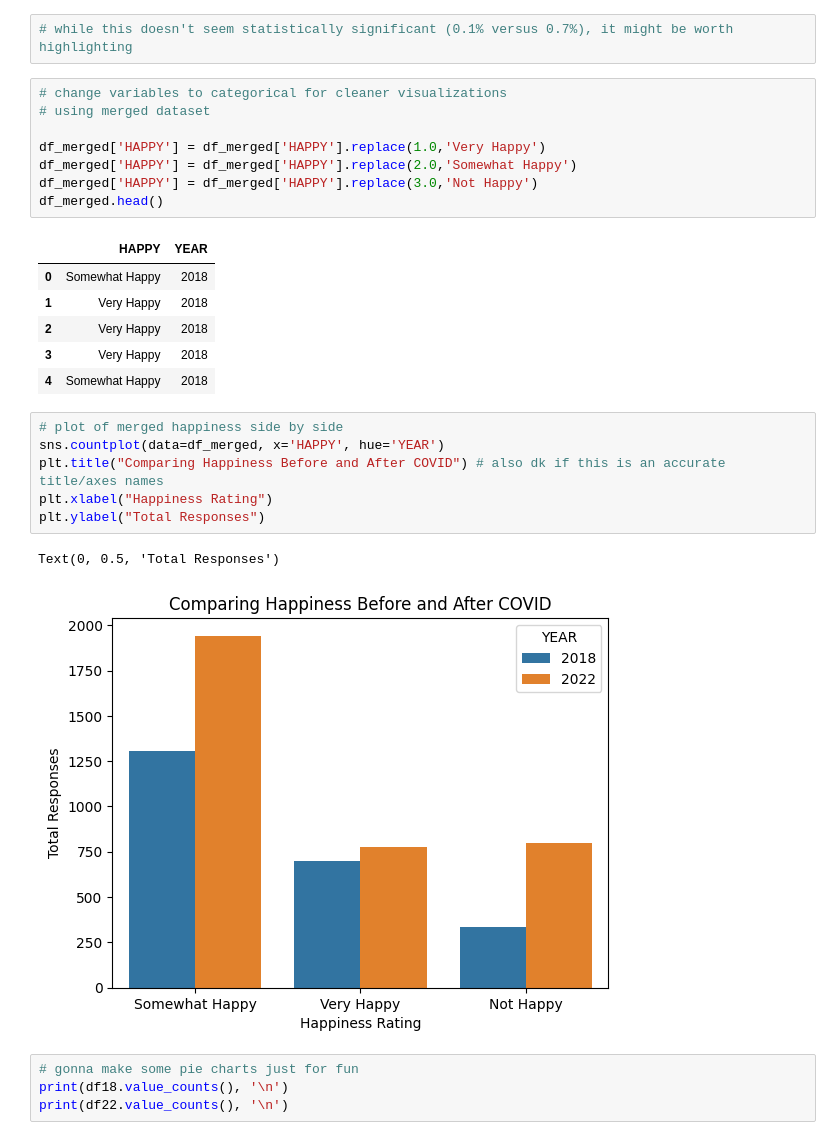
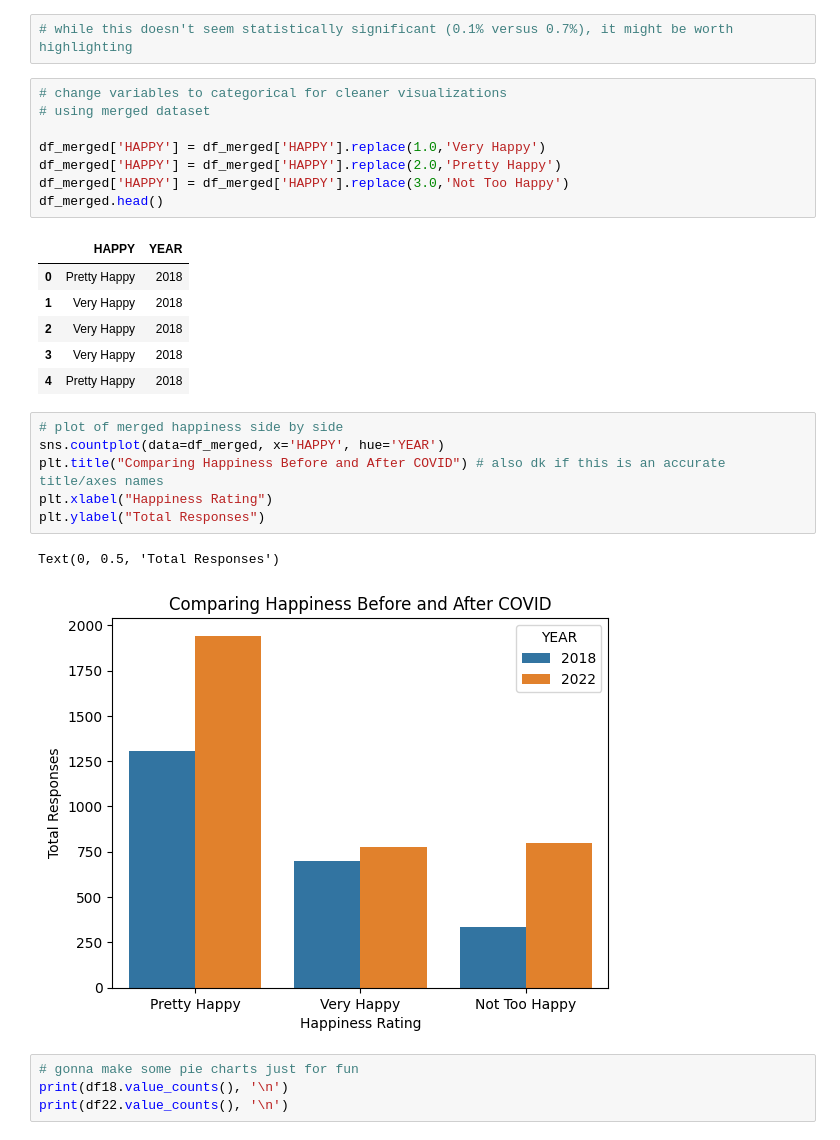
Before and after one commit to DS3001/group5, a Jupyter notebook: Copy_of_john.ipynb, the cells around one changed output. Drawn from its saved outputs; the diff is of its cells as text.

```diff
--- a/Copy_of_john.ipynb
+++ b/Copy_of_john.ipynb
@@ -204,18 +204,18 @@ null percentage (2022): 0.006818181818181818
 # %%
 # change variables to categorical for cleaner visualizations
 # using merged dataset
 
 df_merged['HAPPY'] = df_merged['HAPPY'].replace(1.0,'Very Happy')
-df_merged['HAPPY'] = df_merged['HAPPY'].replace(2.0,'Somewhat Happy')
-df_merged['HAPPY'] = df_merged['HAPPY'].replace(3.0,'Not Happy')
+df_merged['HAPPY'] = df_merged['HAPPY'].replace(2.0,'Pretty Happy')
+df_merged['HAPPY'] = df_merged['HAPPY'].replace(3.0,'Not Too Happy')
 df_merged.head()
 # %% [output]
 |  | HAPPY | YEAR |
-| 0 | Somewhat Happy | 2018 |
+| 0 | Pretty Happy | 2018 |
 | 1 | Very Happy | 2018 |
 | 2 | Very Happy | 2018 |
 | 3 | Very Happy | 2018 |
-| 4 | Somewhat Happy | 2018 |
+| 4 | Pretty Happy | 2018 |
 # %%
 # plot of merged happiness side by side
 sns.countplot(data=df_merged, x='HAPPY', hue='YEAR')
@@ -224,7 +224,7 @@ plt.xlabel("Happiness Rating")
 plt.ylabel("Total Responses")
 # %% [output]
 Text(0, 0.5, 'Total Responses')
-[figure, old version]
+[figure, new version]
 # %%
 # gonna make some pie charts just for fun
 print(df18.value_counts(), '\n')
```
Also changed, not shown: parts of 3 cells of this notebook.
